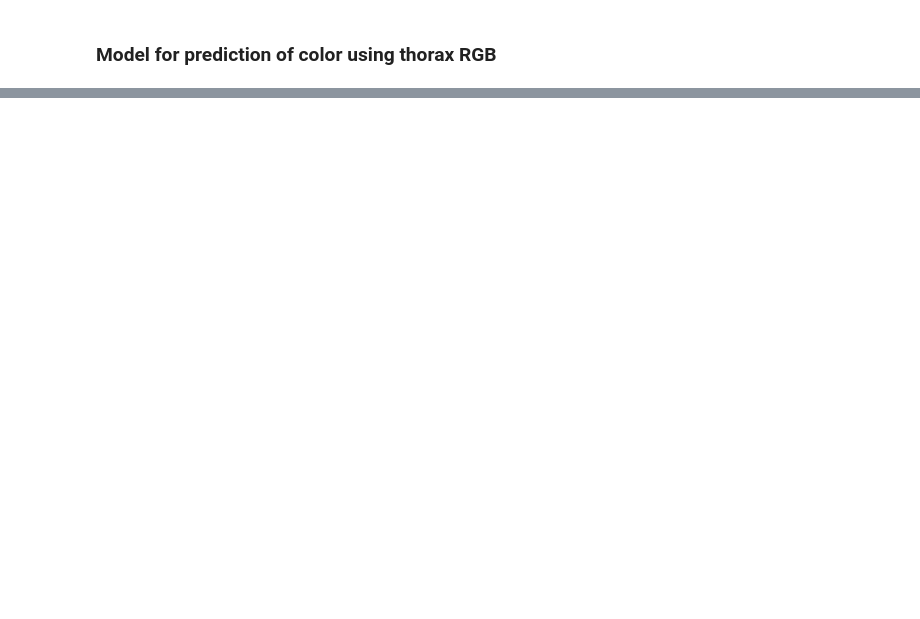
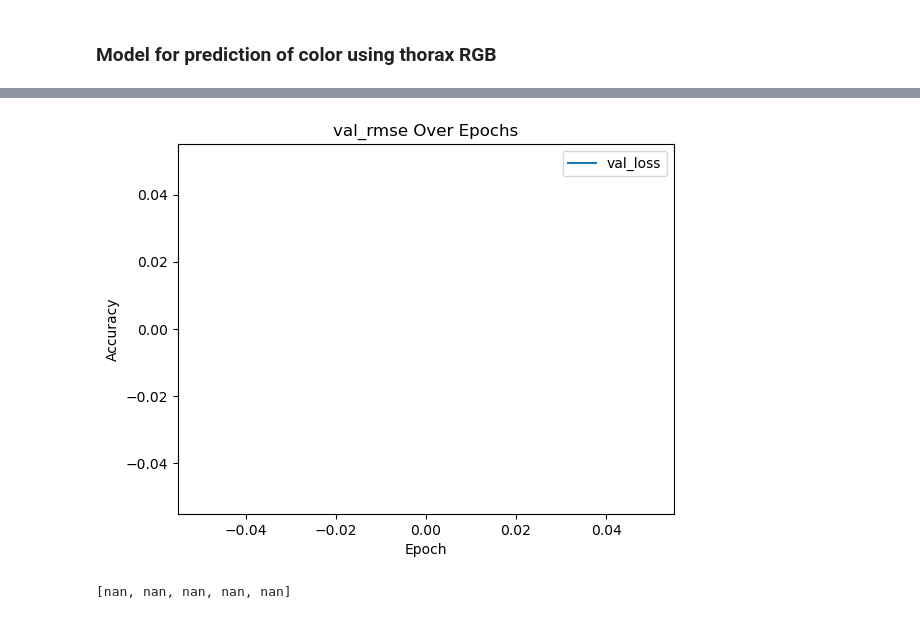
Before and after one commit to CS-433/ml-project-2-kalamariunionen, a Jupyter notebook: preparing_data.ipynb, the cells around one changed output, grey strips where cells are left out. Saved outputs shown, nothing was run; the diff lists cells and outputs as text; code cells hidden in the pictures; blank space fills up the shorter version.

```diff
--- a/preparing_data.ipynb
+++ b/preparing_data.ipynb
@@ -430,0 +709,27 @@ Image shape: torch.Size([3, 256, 256])
+# %%
+# Locate TensorBoard log file
+log_dir = Path(tb_logger.log_dir)
+events_file = list(log_dir.rglob("events.out.tfevents.*"))[0]
+
+# Load the events
+event_acc = EventAccumulator(str(events_file))
+event_acc.Reload()
+
+# Extract val_accuracy
+val_acc_events = event_acc.Scalars("val_loss")
+val_epochs = [e.step for e in val_acc_events]
+val_values = [e.value for e in val_acc_events]
+
+# Plot val_accuracy
+plt.plot(val_epochs, val_values, label="val_loss")
+plt.xlabel("Epoch")
+plt.ylabel("Accuracy")
+plt.title("val_rmse Over Epochs")
+plt.legend()
+plt.show()
+# %% [output]
+[figure, added]
+# %%
+print(val_values)
+# %% [output]
+[nan, nan, nan, nan, nan]
```
Also changed, not shown: parts of 24 cells of this notebook, 6 other files.
